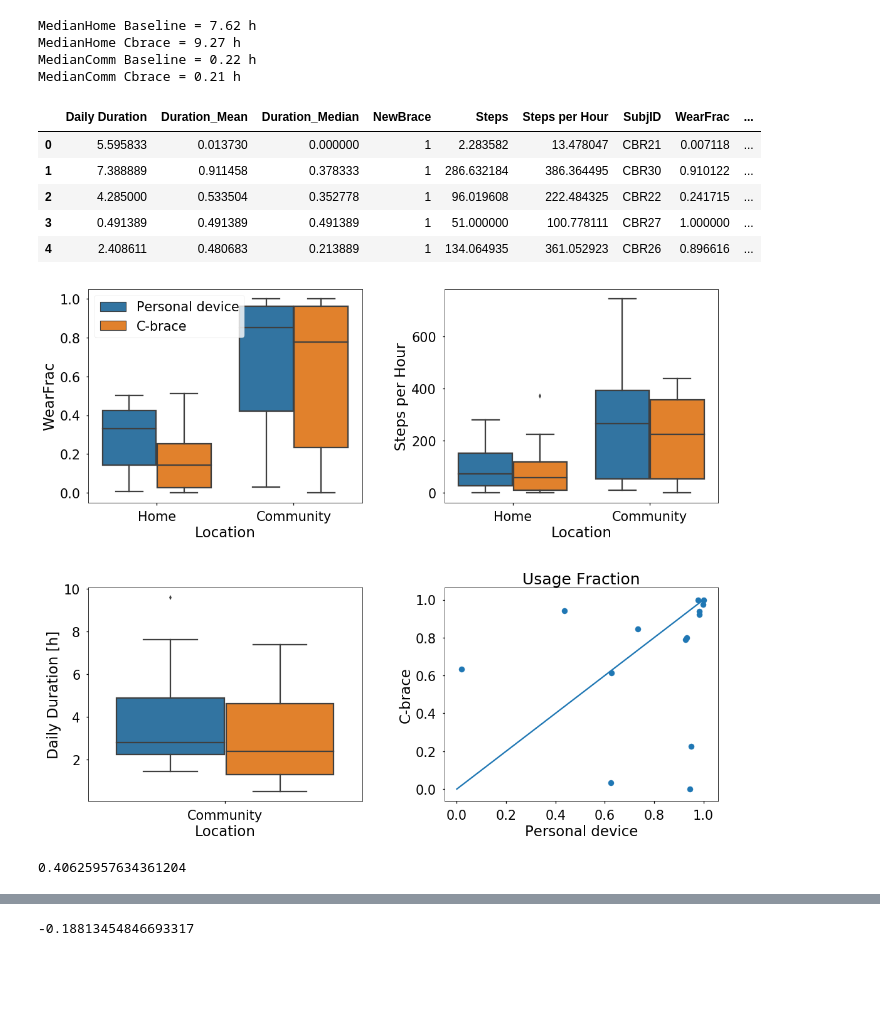
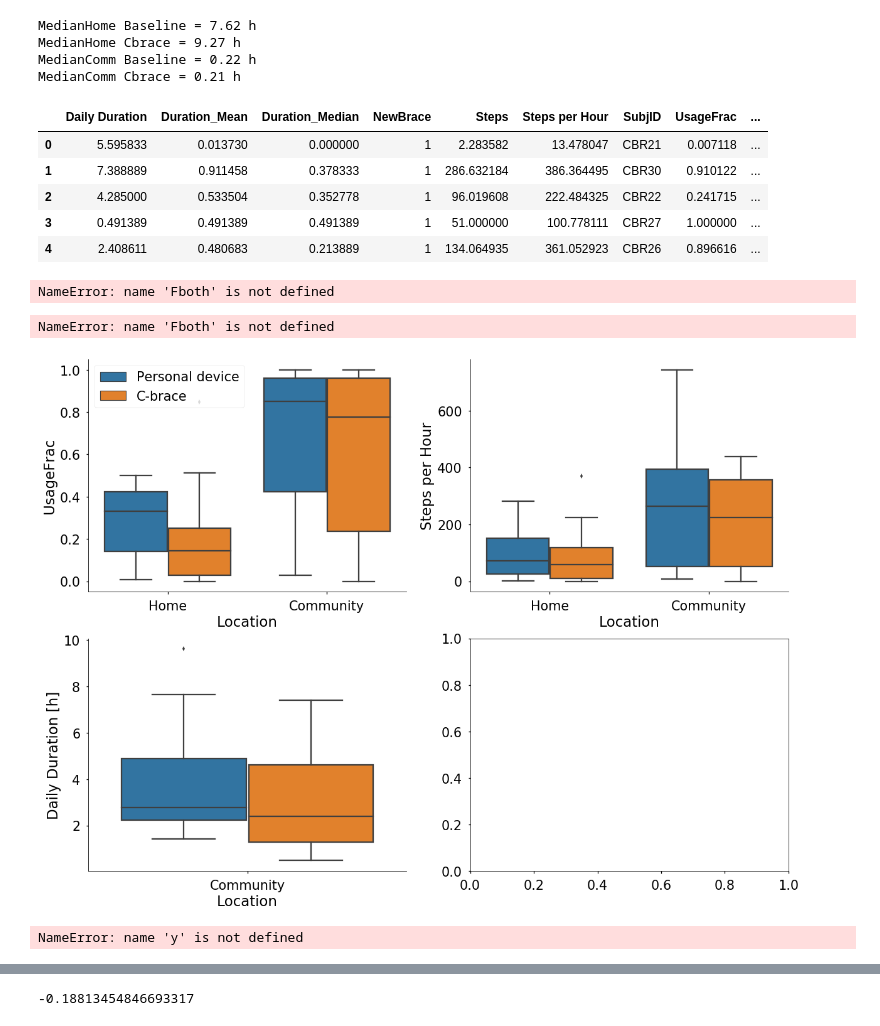
Before and after one commit to Luke3D/CbrAnalysis, a Jupyter notebook: PaperAnalysis.ipynb, the cells around one changed output, grey strips where cells are left out. Drawn from its saved outputs; the diff is of its cells as text; code cells hidden in the pictures; blank space fills up the shorter version.

Commit message:
modifications for paper rev - ongoing

```diff
--- a/PaperAnalysis.ipynb
+++ b/PaperAnalysis.ipynb
@@ -5,3 +5,5 @@ import seaborn as sns
 from scipy.stats import pearsonr, entropy, iqr, spearmanr
 import matplotlib.pyplot as plt
 %matplotlib inline
+sns.set_context('paper',font_scale=1.8)
+sns.despine()
@@ -27,14 +31,14 @@ Datahome.head()
 # %%
 #compute mean duration/day for each participant
 ind = 0
-cols = ['SubjID','Duration_Mean','Duration_Median','WearFrac','NewBrace']
+cols = ['SubjID','Duration_Mean','Duration_Median','UsageFrac','NewBrace']
 homedur = pd.DataFrame(data=[],columns=cols)
 for newbrace in Datahome.NewBrace.unique():
     for s in Datahome.SubjID.unique():
         d = Datahome[(Datahome.SubjID==s)&(Datahome.NewBrace==newbrace)]
         meandur = (d['Duration']).mean()
         mediandur =(d['Duration']).median()
-        wearfrac = np.sum(d['Wear Frac']*d['Duration'])/np.sum(d['Duration'])
+        UsageFrac = np.sum(d['Wear Frac']*d['Duration'])/np.sum(d['Duration'])
         sixmwt = np.mean(d['6mwt'])
         steps = np.nanmean(d['Steps'])
         stepsHr = np.nanmean(d['Steps per Hour'])
@@ -46,7 +50,7 @@ for newbrace in Datahome.NewBrace.unique():
 
         meddailydur = np.median(dailydur)
 
-        homedur_ = pd.DataFrame({cols[0]:s, cols[1]:meandur, cols[2]:mediandur, cols[3]:wearfrac,
+        homedur_ = pd.DataFrame({cols[0]:s, cols[1]:meandur, cols[2]:mediandur, cols[3]:UsageFrac,
                                  cols[4]:newbrace, '6mwt':sixmwt, 'Steps':steps, 'Steps per Hour':stepsHr,
                                  'Daily Duration':meddailydur},index=[ind])
         homedur = pd.concat([homedur,homedur_])
@@ -114,14 +118,14 @@ sns.boxplot(data=Data,x='SubjID',y='Duration_Wearing',hue='NewBrace')
 # %%
 #compute mean duration/day for each participant
 ind = 0
-cols = ['SubjID','Duration_Mean','Duration_Median','WearFrac','NewBrace']
+cols = ['SubjID','Duration_Mean','Duration_Median','UsageFrac','NewBrace']
 dur = pd.DataFrame(data=[],columns=cols)
 for newbrace in Data.NewBrace.unique():
     for s in Data.SubjID.unique():
         d = Data[(Data.SubjID==s)&(Data.NewBrace==newbrace)]
         meandur = (d['Duration']*d['Wear Frac']).mean()
         mediandur =(d['Duration']*d['Wear Frac']).median()
-        wearfrac = np.sum(d['Wear Frac']*d['Duration'])/np.sum(d['Duration'])
+        UsageFrac = np.sum(d['Wear Frac']*d['Duration'])/np.sum(d['Duration'])
         steps = np.nanmean(d['Steps'])
         stepsHr = np.nanmean(d['Steps per Hour'])
 
@@ -133,7 +137,7 @@ for newbrace in Data.NewBrace.unique():
 
         meddailydur = np.median(dailydur)
 
-        dur_ = pd.DataFrame({cols[0]:s, cols[1]:meandur, cols[2]:mediandur, cols[3]:wearfrac,
+        dur_ = pd.DataFrame({cols[0]:s, cols[1]:meandur, cols[2]:mediandur, cols[3]:UsageFrac,
                                  cols[4]:newbrace, 'Steps':steps, 'Steps per Hour':stepsHr,
                              "Daily Duration":meddailydur},index=[ind])
         dur = pd.concat([dur,dur_])
@@ -184,52 +188,63 @@ MedianComm Cbrace = 0.21 h
 # %%
 dur.head()
 # %% [output]
-|  | Daily Duration | Duration_Mean | Duration_Median | NewBrace | Steps | Steps per Hour | SubjID | WearFrac | ... |
+|  | Daily Duration | Duration_Mean | Duration_Median | NewBrace | Steps | Steps per Hour | SubjID | UsageFrac | ... |
 | 0 | 5.595833 | 0.013730 | 0.000000 | 1 | 2.283582 | 13.478047 | CBR21 | 0.007118 | ... |
 | 1 | 7.388889 | 0.911458 | 0.378333 | 1 | 286.632184 | 386.364495 | CBR30 | 0.910122 | ... |
 | 2 | 4.285000 | 0.533504 | 0.352778 | 1 | 96.019608 | 222.484325 | CBR22 | 0.241715 | ... |
 | 3 | 0.491389 | 0.491389 | 0.491389 | 1 | 51.000000 | 100.778111 | CBR27 | 1.000000 | ... |
 | 4 | 2.408611 | 0.480683 | 0.213889 | 1 | 134.064935 | 361.052923 | CBR26 | 0.896616 | ... |
+# %%
+Fboth.head()
+# %% [output]
+NameError: name 'Fboth' is not defined
 # %%
 sns.set_context('talk',font_scale=1.6)
-fig=plt.figure(figsize=(18,15))
+fig=plt.figure(figsize=(20,15))
 fig.add_subplot(221)
-ax = sns.boxplot(data=durdata,x='Loc',y='WearFrac',hue='NewBrace')
+ax = sns.boxplot(data=durdata,x='Loc',y='UsageFrac',hue='NewBrace')
 L=ax.legend(loc=2)
 L.get_texts()[0].set_text('Personal device')
 L.get_texts()[1].set_text('C-brace')
 # ax.legend(_,['Personal device','C-brace'],loc=2)
 plt.xlabel('Location')
+sns.despine()
 fig.add_subplot(222)
 ax=sns.boxplot(data=durdata,x='Loc',y='Steps per Hour',hue='NewBrace')
 ax.legend_.remove()
 plt.xlabel('Location')
+sns.despine()
 fig.add_subplot(223)
 ax=sns.boxplot(data=dur,x='Loc',y='Daily Duration',hue='NewBrace')
 ax.legend_.remove()
+sns.despine()
 plt.xlabel('Location')
 plt.ylabel('Daily Duration [h]')
 
 fig.add_subplot(224)
-f = 'WearFrac'
+f = 'UsageFrac'
 x = Fboth[Fboth['NewBrace']==0][f]
 y = Fboth[Fboth['NewBrace']==1][f]
 plt.scatter(x,y)
 mx=min(x)
 my=min(y)
 m = min(mx,my)
 Mx=max(x)
 My=max(y)
 M =max(Mx,My)
 plt.plot([m,M],[m,M])
 plt.title('Usage Fraction')
 plt.xlabel('Personal device')
 plt.ylabel('C-brace')
+sns.despine()
+
 plt.subplots_adjust(left=None, bottom=None, right=None, top=None,
                 wspace=0.3, hspace=0.4)
+sns.despine()
 # %% [output]
+NameError: name 'Fboth' is not defined
-[figure, old version]
+[figure, new version]
 # %%
 np.std(y-x)
 # %% [output]
-0.40625957634361204
+NameError: name 'y' is not defined
```
Also changed, not shown: parts of 39 cells of this notebook.
